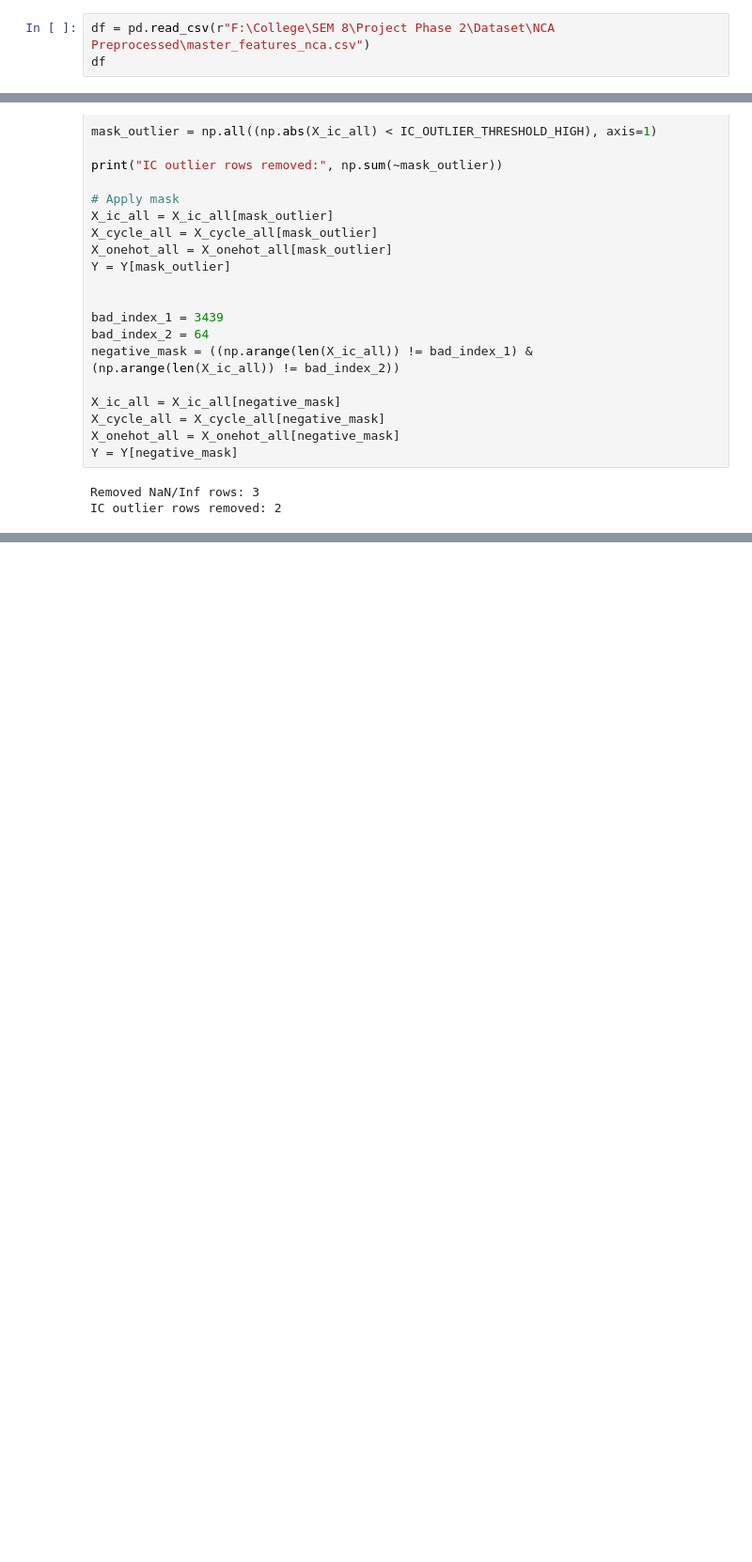
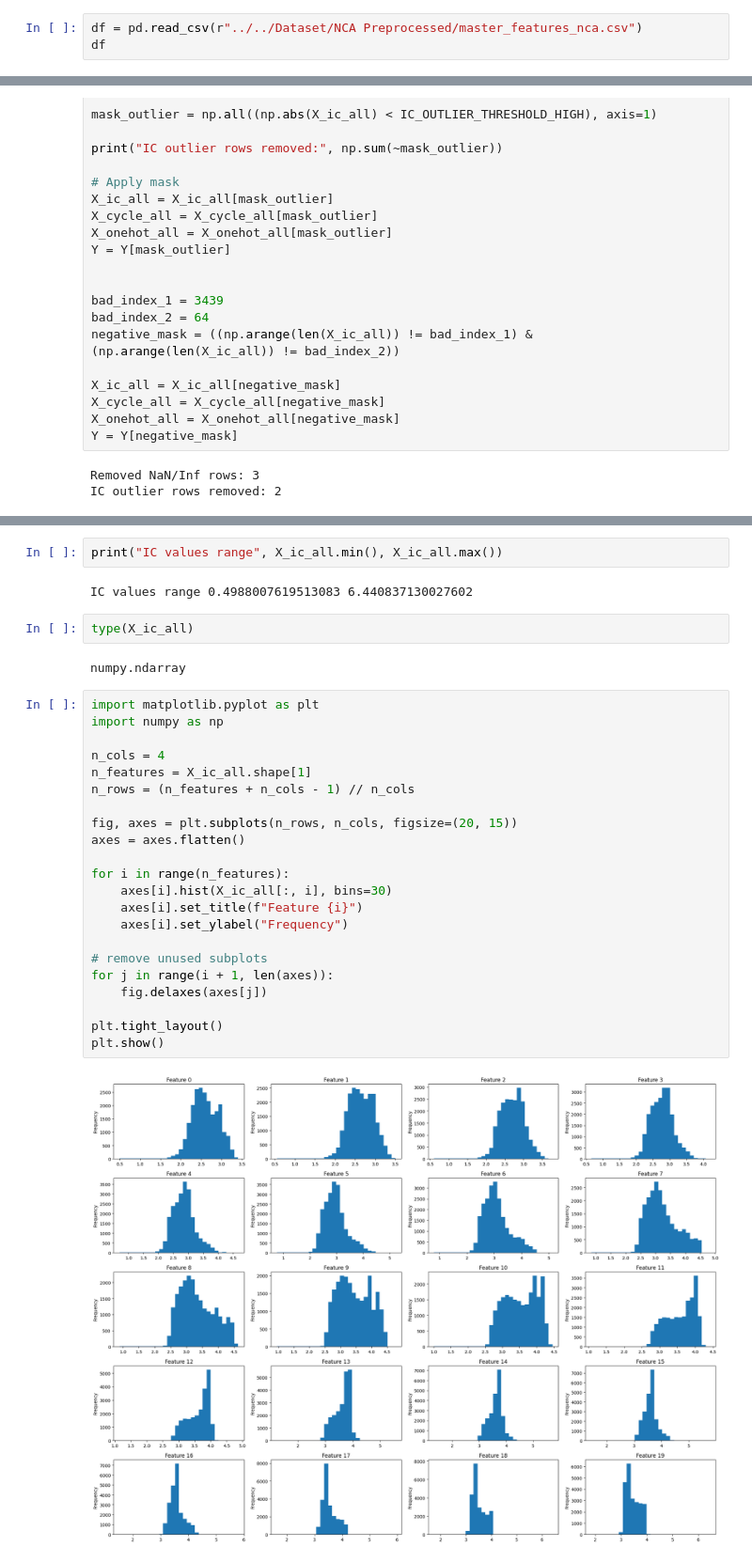
Before and after one commit to Mangalasridharan/robust-soh-estimation, a Jupyter notebook: Notebooks/Preprocessing/preprocessing.ipynb, the cells around one changed output, grey strips where cells are left out. Shown at 94% size. Drawn from its saved outputs; the diff is of its cells as text; blank space fills up the shorter version.

```diff
--- a/Notebooks/Preprocessing/preprocessing.ipynb
+++ b/Notebooks/Preprocessing/preprocessing.ipynb
@@ -6,7 +6,7 @@ from sklearn.preprocessing import StandardScaler
 from sklearn.model_selection import train_test_split
 import pandas as pd
 # %%
-df = pd.read_csv(r"F:\College\SEM 8\Project Phase 2\Dataset\NCA Preprocessed\master_features_nca.csv")
+df = pd.read_csv(r"../../Dataset/NCA Preprocessed/master_features_nca.csv")
 df
 # %% [output]
 |  | filename | cell_id | temp | charge_rate | discharge_rate | cycle | SOH | IC_bin_1 | IC_bin_2 | ... |
@@ -210,0 +266,32 @@ Y: (18109,)
+# %%
+print("IC values range", X_ic_all.min(), X_ic_all.max())
+# %% [output]
+IC values range 0.4988007619513083 6.440837130027602
+# %%
+type(X_ic_all)
+# %% [output]
+numpy.ndarray
+# %%
+import matplotlib.pyplot as plt
+import numpy as np
+
+n_cols = 4
+n_features = X_ic_all.shape[1]
+n_rows = (n_features + n_cols - 1) // n_cols
+
+fig, axes = plt.subplots(n_rows, n_cols, figsize=(20, 15))
+axes = axes.flatten()
+
+for i in range(n_features):
+    axes[i].hist(X_ic_all[:, i], bins=30)
+    axes[i].set_title(f"Feature {i}")
+    axes[i].set_ylabel("Frequency")
+
+# remove unused subplots
+for j in range(i + 1, len(axes)):
+    fig.delaxes(axes[j])
+
+plt.tight_layout()
+plt.show()
+# %% [output]
+[figure, added]
```
Also changed, not shown: parts of 4 cells of this notebook, 2 other files.
